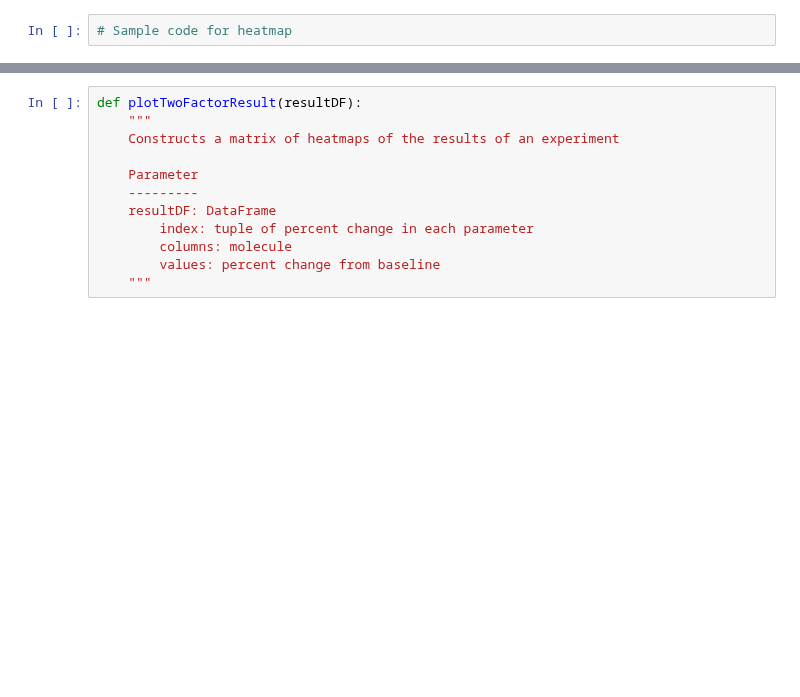
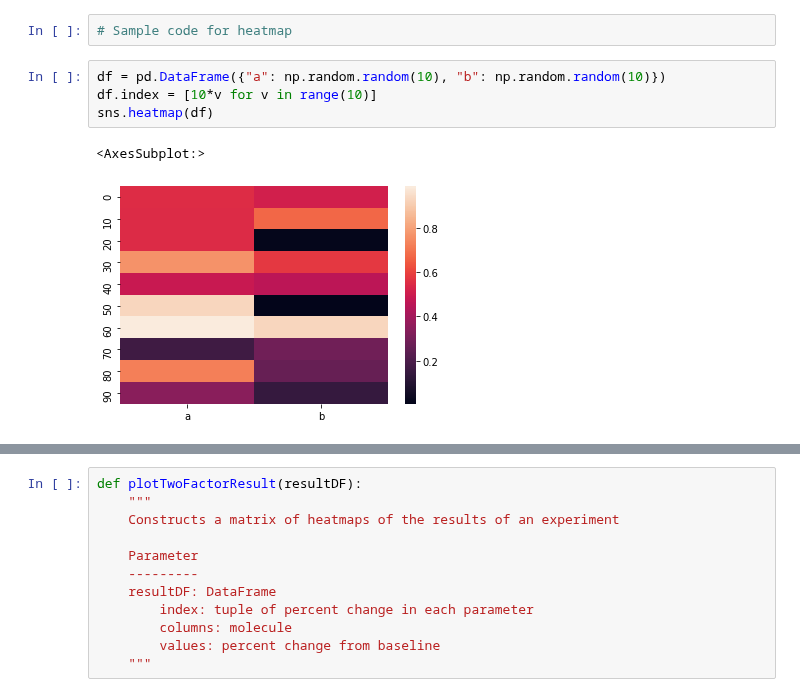
Before and after one commit to ModelEngineering/advancing-biomedical-models, a Jupyter notebook: lecture_6/6_computational_experiments_TFC.ipynb, the cells around one changed output, grey strips where cells are left out. Cells and saved outputs as stored; diff of their text form; blank space fills up the shorter version.

```diff
--- a/lecture_6/6_computational_experiments_TFC.ipynb
+++ b/lecture_6/6_computational_experiments_TFC.ipynb
@@ -421,3 +439,10 @@ fDF
 # Visualizing results of an Experiment
 # %%
 # Sample code for heatmap
+# %%
+df = pd.DataFrame({"a": np.random.random(10), "b": np.random.random(10)})
+df.index = [10*v for v in range(10)]
+sns.heatmap(df)
+# %% [output]
+<AxesSubplot:>
+[figure, added]
```
Also changed, not shown: parts of 7 cells of this notebook.
